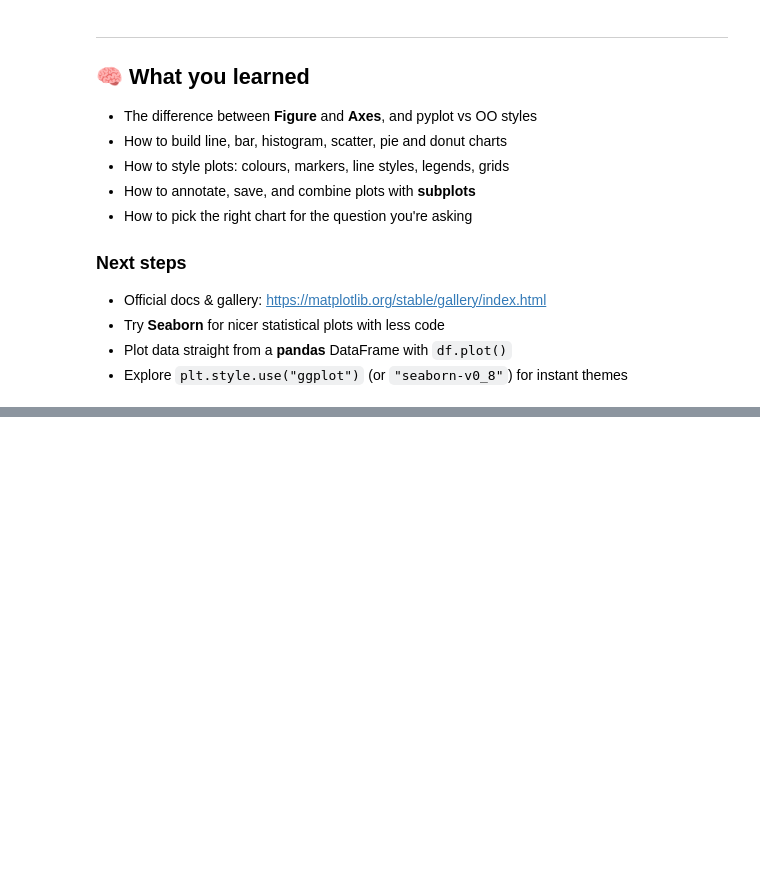
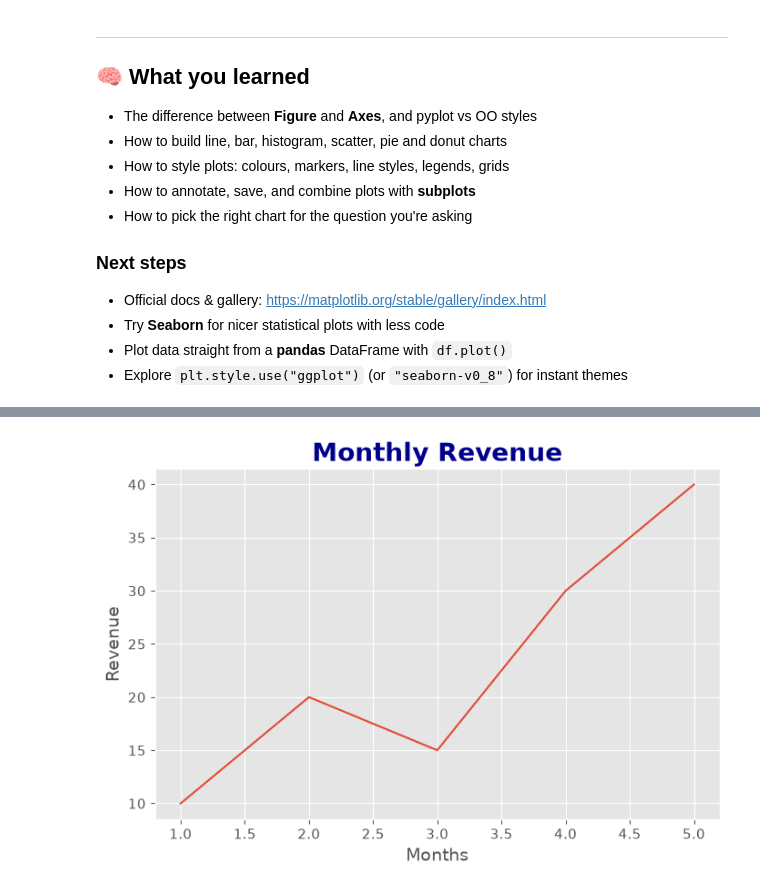
Before and after one commit to yashvardhansingh442-dev/python-deep-dive, a Jupyter notebook: learning-codes/library/scipy/Plotting-matplotlib.ipynb, the cells around one changed output, grey strips where cells are left out. Cells and saved outputs as stored; diff of their text form; code cells hidden in the pictures; blank space fills up the shorter version.

```diff
--- a/learning-codes/library/scipy/Plotting-matplotlib.ipynb
+++ b/learning-codes/library/scipy/Plotting-matplotlib.ipynb
@@ -1087,0 +1153,29 @@ Requirements: titles and axis labels on every panel, `tight_layout`, and save it
+# %%
+import matplotlib.pyplot as plt
+
+x = [1, 2, 3, 4, 5]
+y = [10, 20, 15, 30, 40]
+
+plt.figure(figsize=(8, 5))
+
+plt.plot(x, y)
+
+# Format chart title
+plt.title(
+    "Monthly Revenue",
+    fontsize=20,
+    fontweight="bold",
+    color="darkblue"
+)
+
+# Format axis labels
+plt.xlabel("Months", fontsize=14)
+plt.ylabel("Revenue", fontsize=14)
+
+# Format numerical ticks
+plt.xticks(fontsize=11)
+plt.yticks(fontsize=11)
+
+plt.show()
+# %% [output]
+[figure, added]
```
Also changed, not shown: parts of 13 cells of this notebook.
